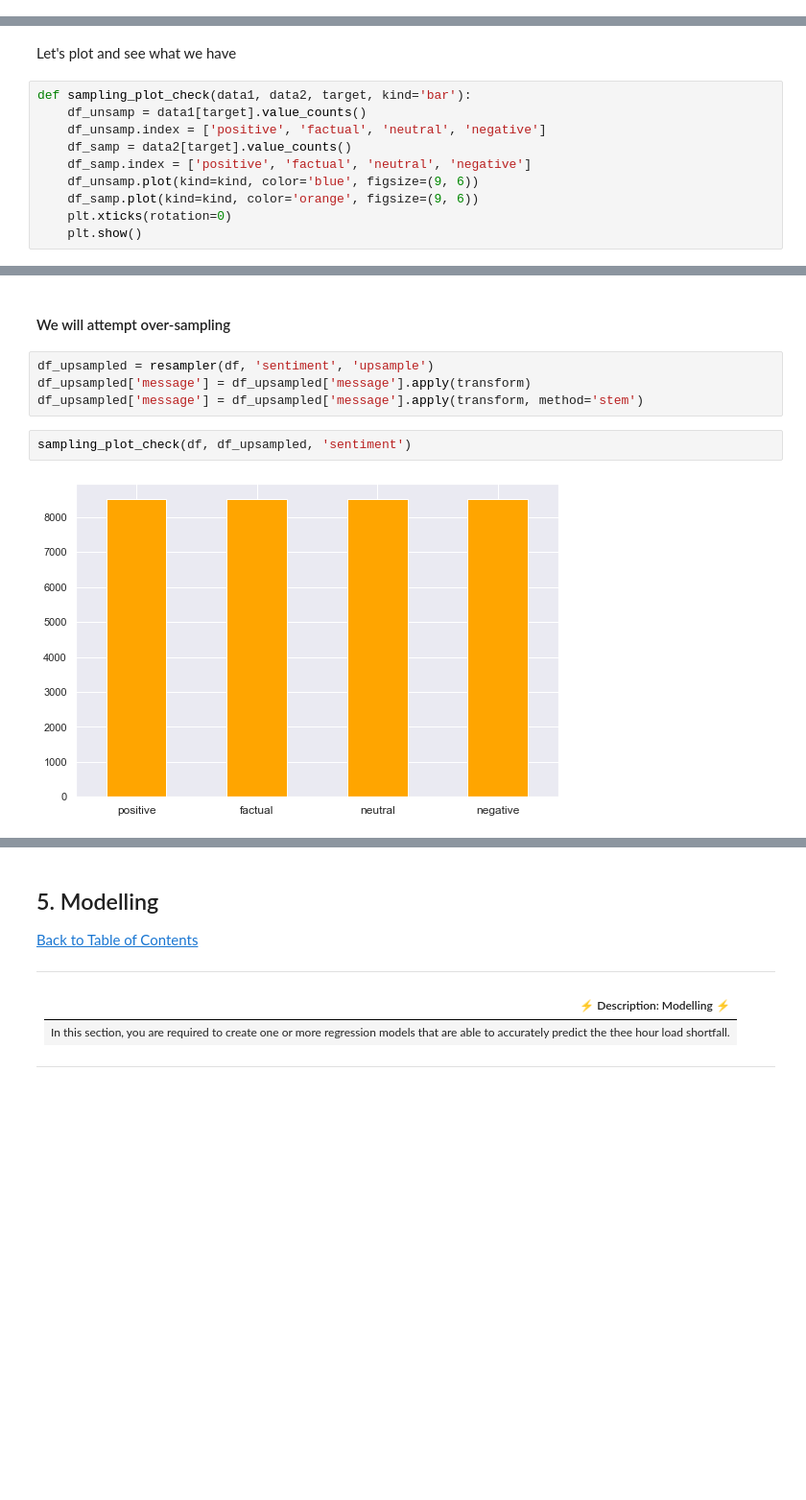
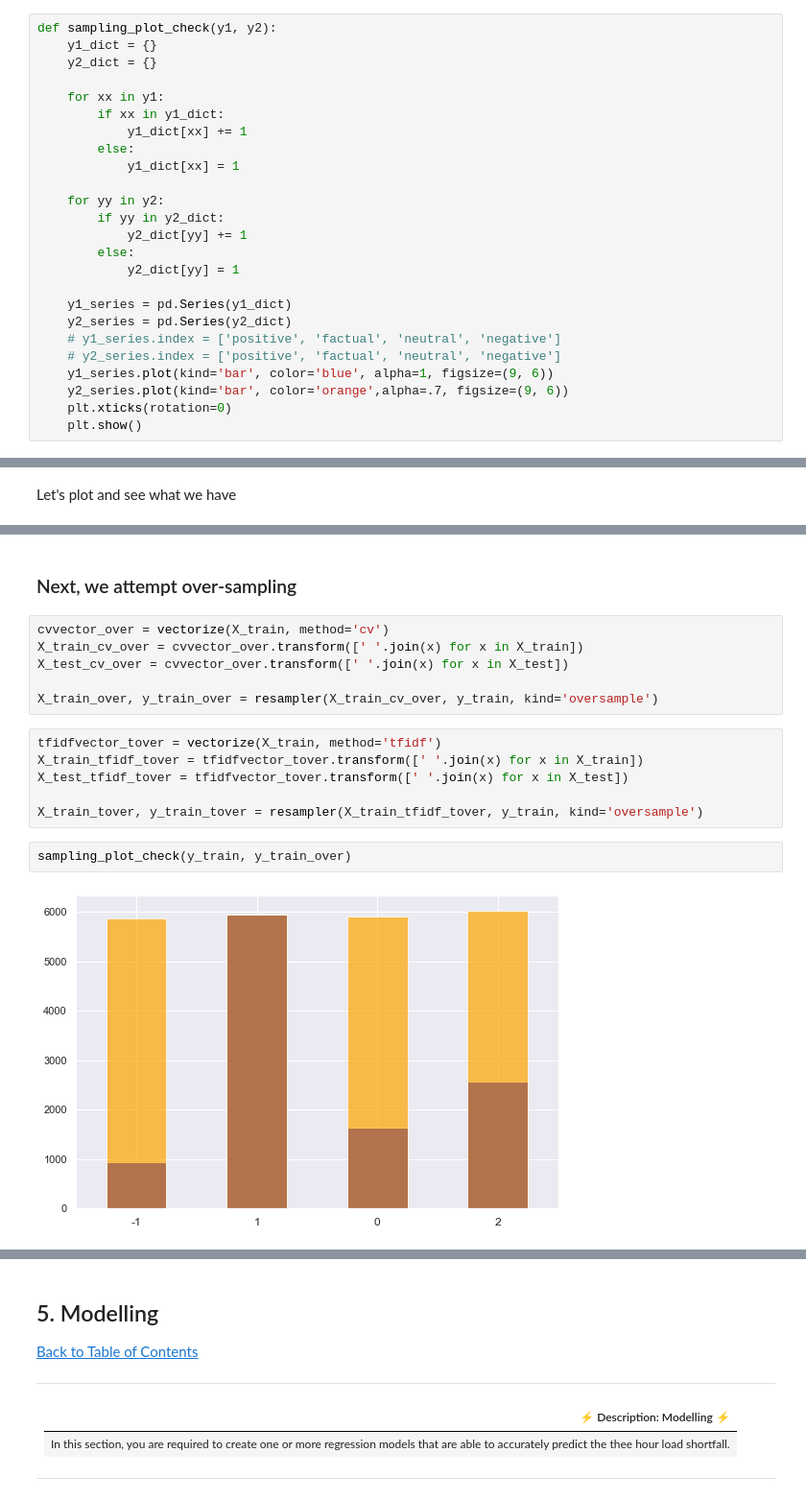
Before and after one commit to gogzicole/classification-predict-streamlit-group3, a Jupyter notebook: starter-notebook.ipynb, the cells around one changed output, grey strips where cells are left out. Shown at 96% size. Cells and saved outputs as stored; diff of their text form; blank space fills up the shorter version.

```diff
--- a/starter-notebook.ipynb
+++ b/starter-notebook.ipynb
@@ -1100 +1180,26 @@ def resampler(data, y, kind='hybrid'):
+# %%
+def sampling_plot_check(y1, y2):
+    y1_dict = {}
+    y2_dict = {}
+
+    for xx in y1:
+        if xx in y1_dict:
+            y1_dict[xx] += 1
+        else:
+            y1_dict[xx] = 1
+
+    for yy in y2:
+        if yy in y2_dict:
+            y2_dict[yy] += 1
+        else:
+            y2_dict[yy] = 1
+
+    y1_series = pd.Series(y1_dict)
+    y2_series = pd.Series(y2_dict)
+    # y1_series.index = ['positive', 'factual', 'neutral', 'negative']
+    # y2_series.index = ['positive', 'factual', 'neutral', 'negative']
+    y1_series.plot(kind='bar', color='blue', alpha=1, figsize=(9, 6))
+    y2_series.plot(kind='bar', color='orange',alpha=.7, figsize=(9, 6))
+    plt.xticks(rotation=0)
+    plt.show()
 # %% [markdown]
@@ -1107,13 +1219,3 @@ df_downsampled['message'] = df_downsampled['message'].apply(transform, method='s
 # %% [markdown]
 Let's plot and see what we have
-# %%
-def sampling_plot_check(data1, data2, target, kind='bar'):
-    df_unsamp = data1[target].value_counts()
-    df_unsamp.index = ['positive', 'factual', 'neutral', 'negative']
-    df_samp = data2[target].value_counts()
-    df_samp.index = ['positive', 'factual', 'neutral', 'negative']
-    df_unsamp.plot(kind=kind, color='blue', figsize=(9, 6))
-    df_samp.plot(kind=kind, color='orange', figsize=(9, 6))
-    plt.xticks(rotation=0)
-    plt.show()
 # %%
@@ -1123,10 +1226,18 @@ sampling_plot_check(df, df_downsampled, 'sentiment')
 # %% [markdown]
-#### We will attempt over-sampling
+### Next, we attempt over-sampling
 # %%
-df_upsampled = resampler(df, 'sentiment', 'upsample')
-df_upsampled['message'] = df_upsampled['message'].apply(transform)
-df_upsampled['message'] = df_upsampled['message'].apply(transform, method='stem')
+cvvector_over = vectorize(X_train, method='cv')
+X_train_cv_over = cvvector_over.transform([' '.join(x) for x in X_train])
+X_test_cv_over = cvvector_over.transform([' '.join(x) for x in X_test])
+
+X_train_over, y_train_over = resampler(X_train_cv_over, y_train, kind='oversample')
+# %%
+tfidfvector_tover = vectorize(X_train, method='tfidf')
+X_train_tfidf_tover = tfidfvector_tover.transform([' '.join(x) for x in X_train])
+X_test_tfidf_tover = tfidfvector_tover.transform([' '.join(x) for x in X_test])
+
+X_train_tover, y_train_tover = resampler(X_train_tfidf_tover, y_train, kind='oversample')
 # %%
-sampling_plot_check(df, df_upsampled, 'sentiment')
+sampling_plot_check(y_train, y_train_over)
 # %% [output]
-[figure, old version]
+[figure, new version]
```
Also changed, not shown: parts of 167 cells of this notebook, 2 other files.
